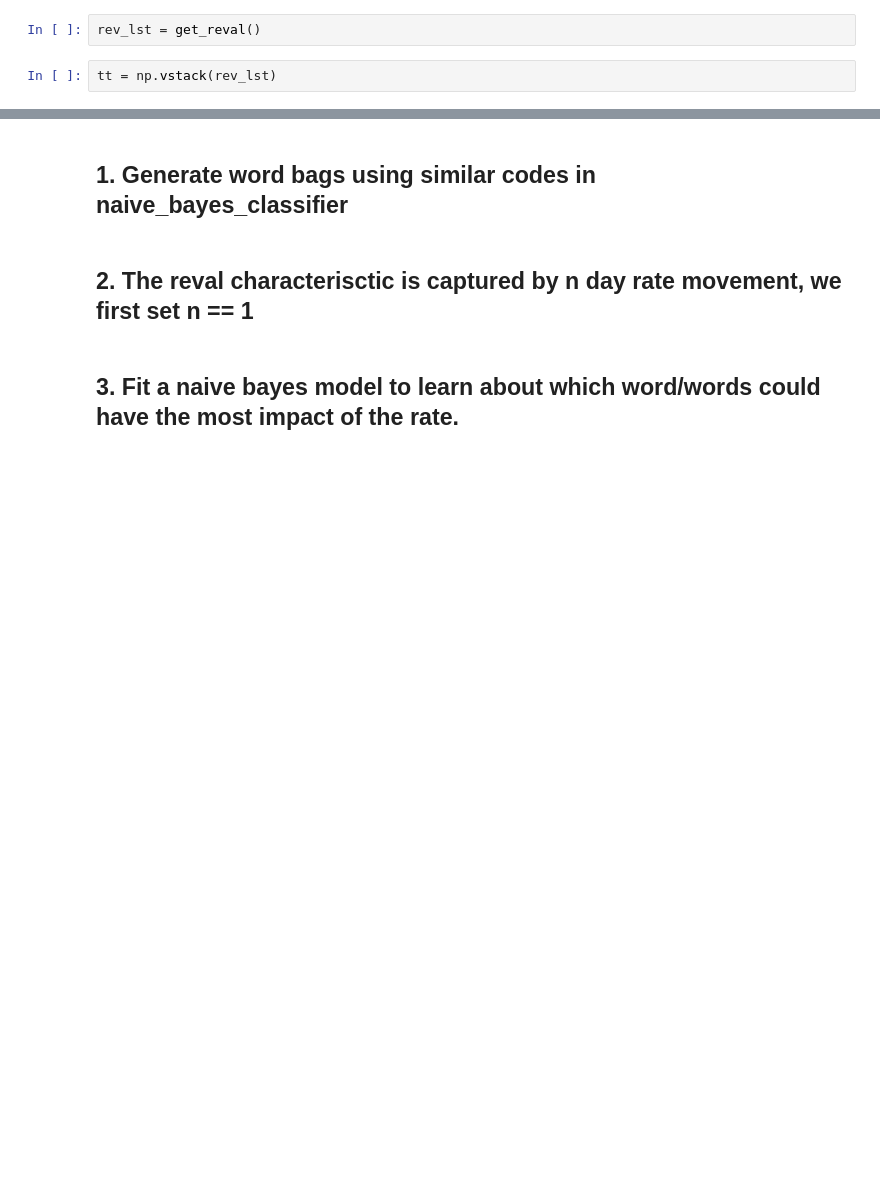
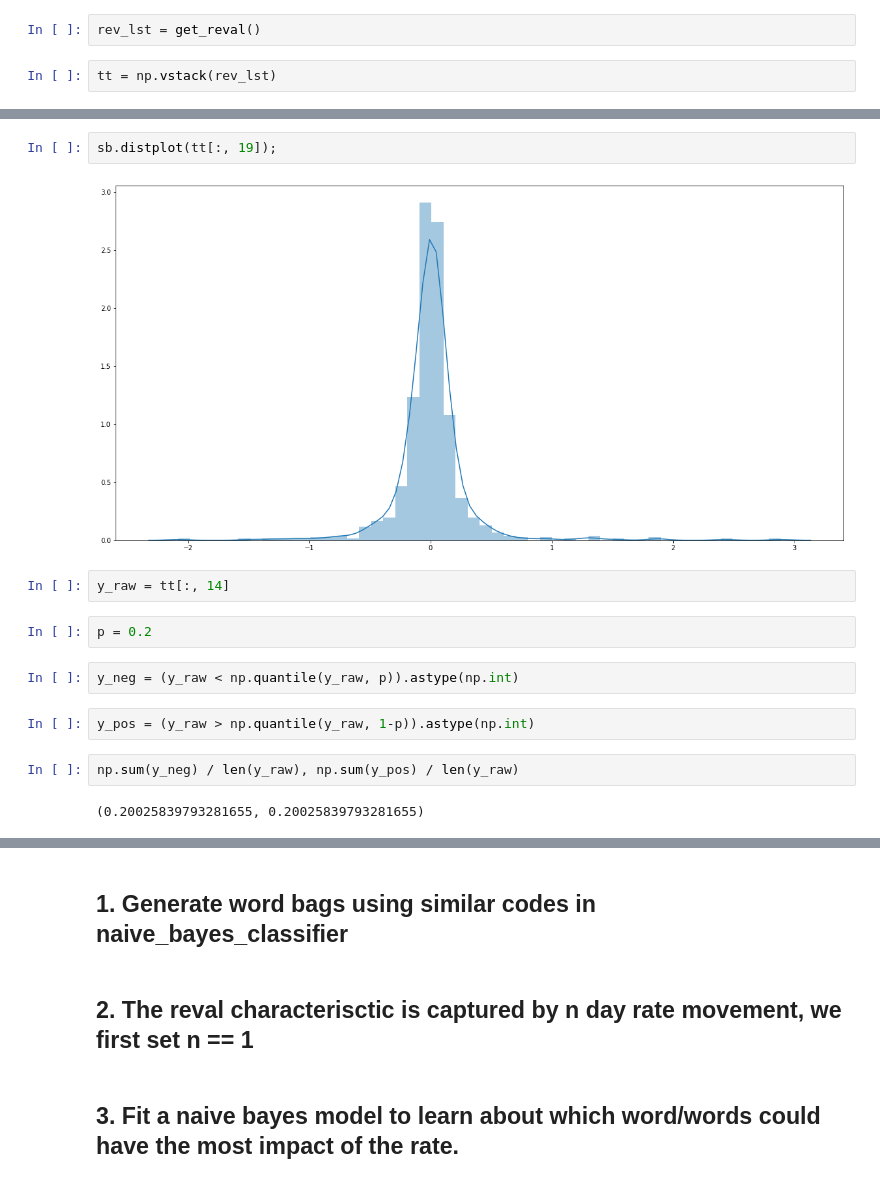
Before and after one commit to hhy845914111/NLP-Project, a Jupyter notebook: data_crawler_fed_speech.ipynb, the cells around one changed output, grey strips where cells are left out. Drawn from its saved outputs; the diff is of its cells as text; blank space fills up the shorter version.

```diff
--- a/data_crawler_fed_speech.ipynb
+++ b/data_crawler_fed_speech.ipynb
@@ -44,0 +77,16 @@ plt.plot(tt.T);
+# %%
+sb.distplot(tt[:, 19]);
+# %% [output]
+[figure, added]
+# %%
+y_raw = tt[:, 14]
+# %%
+p = 0.2
+# %%
+y_neg = (y_raw < np.quantile(y_raw, p)).astype(np.int)
+# %%
+y_pos = (y_raw > np.quantile(y_raw, 1-p)).astype(np.int)
+# %%
+np.sum(y_neg) / len(y_raw), np.sum(y_pos) / len(y_raw)
+# %% [output]
+(0.20025839793281655, 0.20025839793281655)
```
Also changed, not shown: parts of 46 cells of this notebook, 7 other files.
